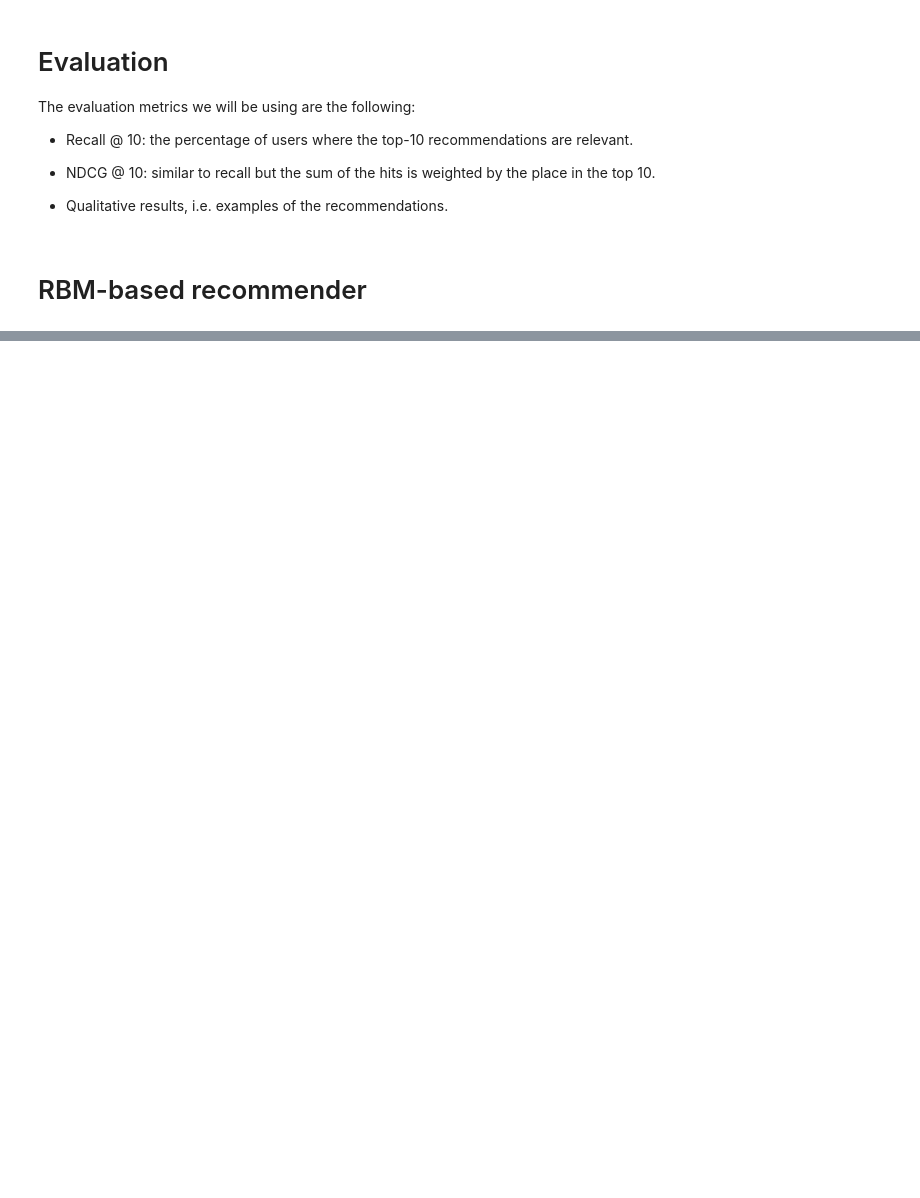
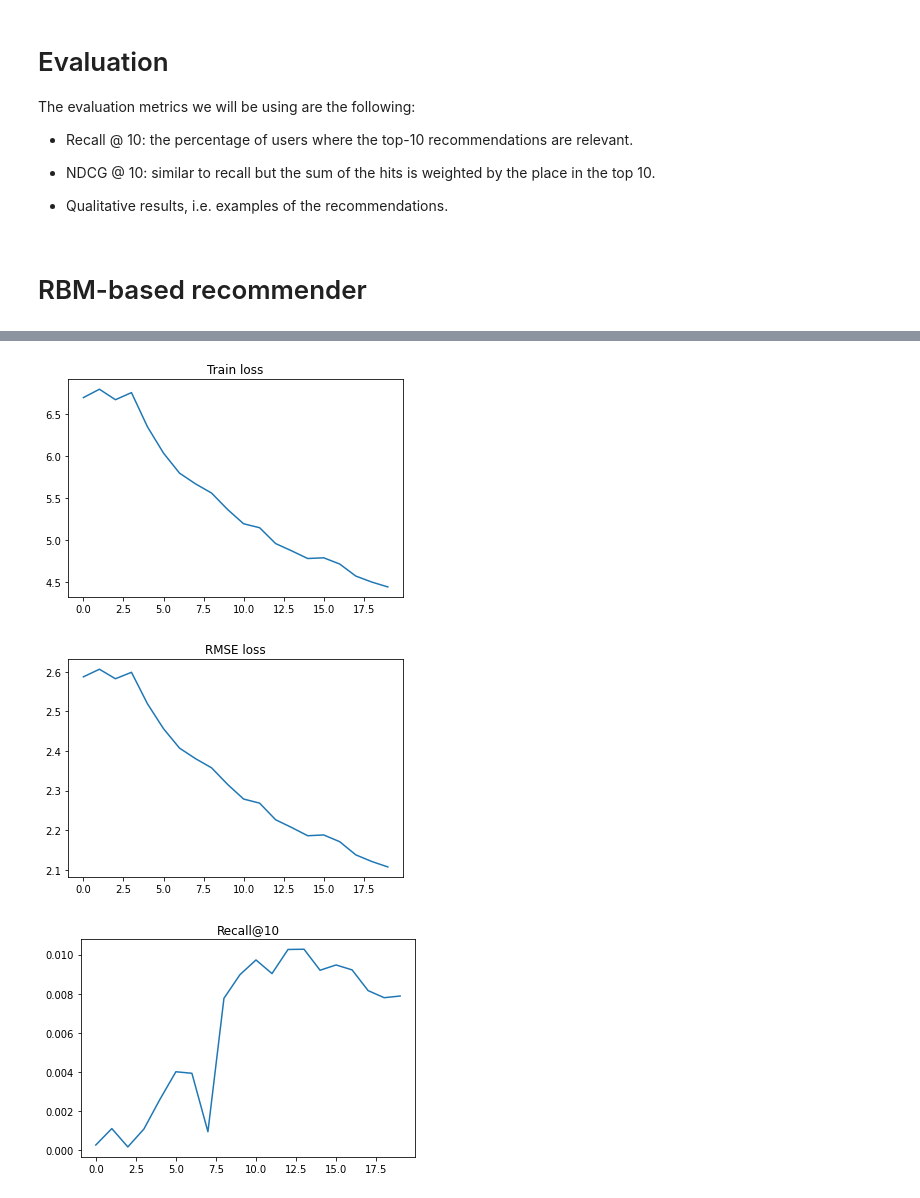
Before and after one commit to JulesDesmet/rbm_recommender, a Jupyter notebook: main.ipynb, the cells around one changed output, grey strips where cells are left out. Drawn from its saved outputs; the diff is of its cells as text; code cells hidden in the pictures; blank space fills up the shorter version.

Commit message:
Added simple graphs

```diff
--- a/main.ipynb
+++ b/main.ipynb
@@ -406,9 +407,9 @@ class RBM:
         tensor[tensor >= 3] = 1
         return tensor
 # %%
-rbm = RBM(train.shape[1], 1000, 0.01)
+rbm = RBM(train.shape[1], 2000, 0.01)
 
-epochs = 10
+epochs = 20
 batch_size = 50
 recall = []
 train_loss = []
@@ -445,0 +449,16 @@ Epoch | Train loss | RMSE loss  | Recall@10
+# %%
+plt.plot(range(1, epochs + 1), train_loss)
+plt.title("Train loss")
+plt.show()
+
+plt.plot(range(1, epochs + 1), rmse_loss)
+plt.title("RMSE loss")
+plt.show()
+
+plt.plot(range(1, epochs + 1), recall)
+plt.title(f"Recall@{k}")
+plt.show()
+# %% [output]
+[figure, added]
+[figure, added]
+[figure, added]
```
Also changed, not shown: parts of 2 cells of this notebook.
